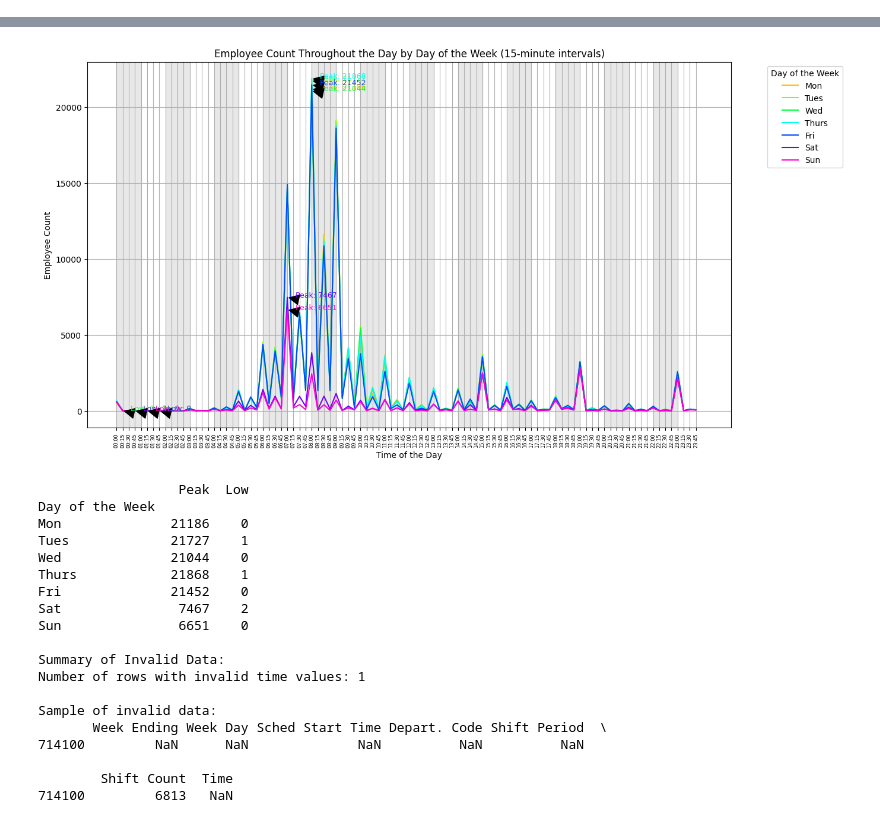
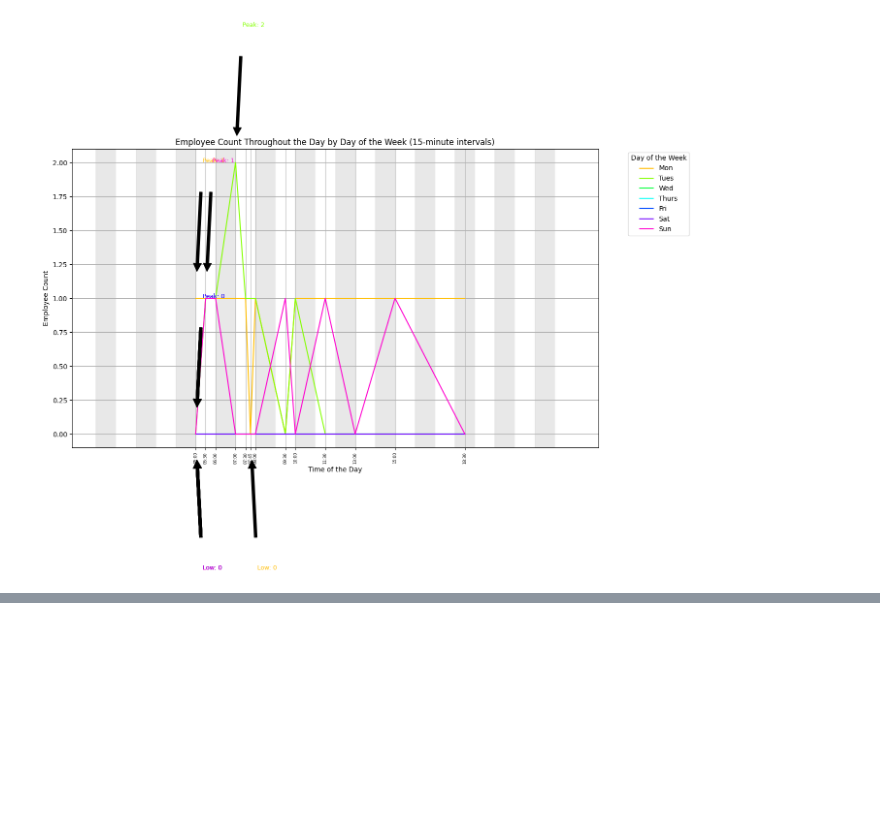
Before and after one commit to zsenarchitect/EnneadTab-OS, a Jupyter notebook: Apps/lib/DumpScripts/NYU_Worktimes_Analysis.ipynb, the cells around one changed output, grey strips where cells are left out. Drawn from its saved outputs; the diff is of its cells as text; code cells hidden in the pictures; blank space fills up the shorter version.

```diff
--- a/Apps/lib/DumpScripts/NYU_Worktimes_Analysis.ipynb
+++ b/Apps/lib/DumpScripts/NYU_Worktimes_Analysis.ipynb
@@ -1,14 +1,14 @@
 # %%
 # Required installations
-!pip install pandas matplotlib seaborn
+# !pip install pandas matplotlib seaborn
 
 import pandas as pd
 import matplotlib.pyplot as plt
 import seaborn as sns
 
 # Load the data from the file
-file_path = r'C:\\Users\\szhang\\Downloads\\test NYU.txt'
 file_path = r"C:\\Users\\szhang\\Downloads\\00001_12876_Dept-Shift-Counts_v1.0_11-13-2019 1_rs.txt"
+file_path = r'C:\\Users\\szhang\\Downloads\\test NYU.csv'
 data = pd.read_csv(file_path, delimiter=',', skipinitialspace=True)
 
 # Drop unnecessary columns
@@ -86,30 +86,31 @@ for i, day in enumerate(weekday_order):
 
 # Convert time in minutes back to HH:MM format for x-axis labels
 time_labels = [f'{int(t//60):02d}:{int(t%60):02d}' for t in employee_counts['Time'].unique()]
 plt.xticks(employee_counts['Time'].unique(), time_labels, rotation=90, fontsize=6)  # Reduce font size to 50%
 
 # Add titles and labels
 plt.title('Employee Count Throughout the Day by Day of the Week (15-minute intervals)')
 plt.xlabel('Time of the Day')
 plt.ylabel('Employee Count')
 plt.legend(title='Day of the Week', bbox_to_anchor=(1.05, 1), loc='upper left')
 plt.grid(True)
 
 # Show plot
 plt.show()
 
 # Create a table with peak and low values
 summary_table = pd.DataFrame({
     'Day of the Week': weekday_order,
     'Peak': peak_values,
     'Low': low_values
 }).set_index('Day of the Week')
 
 print(summary_table)
 
 # Summary of invalid data
 print(f"\nSummary of Invalid Data:")
 print(f"Number of rows with invalid time values: {len(invalid_data)}")
 print("\nSample of invalid data:")
 print(invalid_data.head())
 # %% [output]
+[figure, new version]
@@ -131,20 +133,0 @@ Requirement already satisfied: six>=1.5 in c:\users\szhang\github\enneadtab-os\.
-[figure, old version]
-                  Peak  Low
-Day of the Week
-Mon              21186    0
-Tues             21727    1
-Wed              21044    0
-Thurs            21868    1
-Fri              21452    0
-Sat               7467    2
-Sun               6651    0
-
-Summary of Invalid Data:
-Number of rows with invalid time values: 1
-
-Sample of invalid data:
-       Week Ending Week Day Sched Start Time Depart. Code Shift Period  \
-714100         NaN      NaN              NaN          NaN          NaN
-
-        Shift Count  Time
-714100         6813   NaN
```
Also changed, not shown: parts of 1 cell of this notebook.
